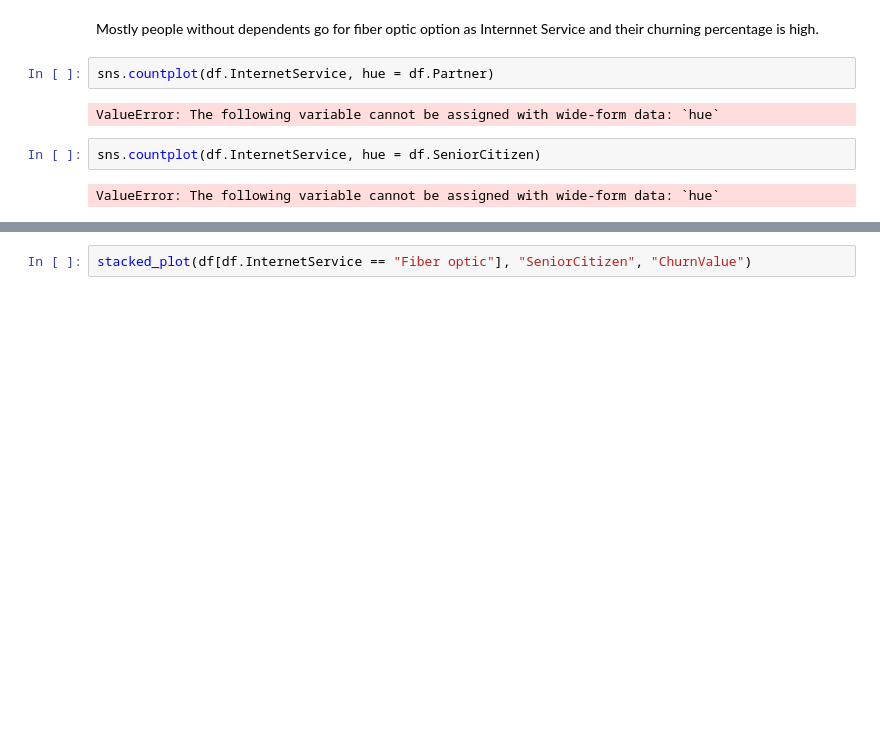
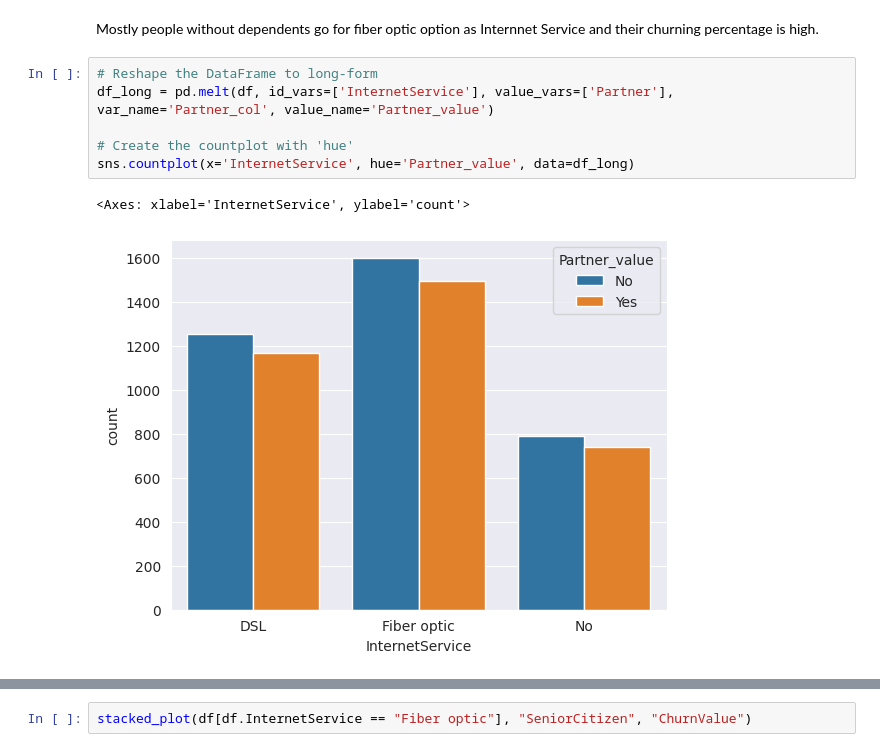
Before and after one commit to aravind2060/Customer-Survival-Analysis-and-Churn-Prediction, a Jupyter notebook: Exploratory Data Analysis.ipynb, the cells around one changed output, grey strips where cells are left out. Drawn from its saved outputs; the diff is of its cells as text; blank space fills up the shorter version.

```diff
--- a/Exploratory Data Analysis.ipynb
+++ b/Exploratory Data Analysis.ipynb
@@ -336,11 +341,12 @@ stacked_plot(df[df.InternetService == "Fiber optic"], "Dependents", "ChurnValue"
 [figure]
 # %% [markdown]
 Mostly people without dependents go for fiber optic option as Internnet Service and their churning percentage is high.
-# %%
-sns.countplot(df.InternetService, hue = df.Partner)
-# %% [output]
-ValueError: The following variable cannot be assigned with wide-form data: `hue`
-# %%
-sns.countplot(df.InternetService, hue = df.SeniorCitizen)
-# %% [output]
-ValueError: The following variable cannot be assigned with wide-form data: `hue`
+# %%
+# Reshape the DataFrame to long-form
+df_long = pd.melt(df, id_vars=['InternetService'], value_vars=['Partner'], var_name='Partner_col', value_name='Partner_value')
+
+# Create the countplot with 'hue'
+sns.countplot(x='InternetService', hue='Partner_value', data=df_long)
+# %% [output]
+<Axes: xlabel='InternetService', ylabel='count'>
+[figure, added]
```
Also changed, not shown: parts of 11 cells of this notebook.
